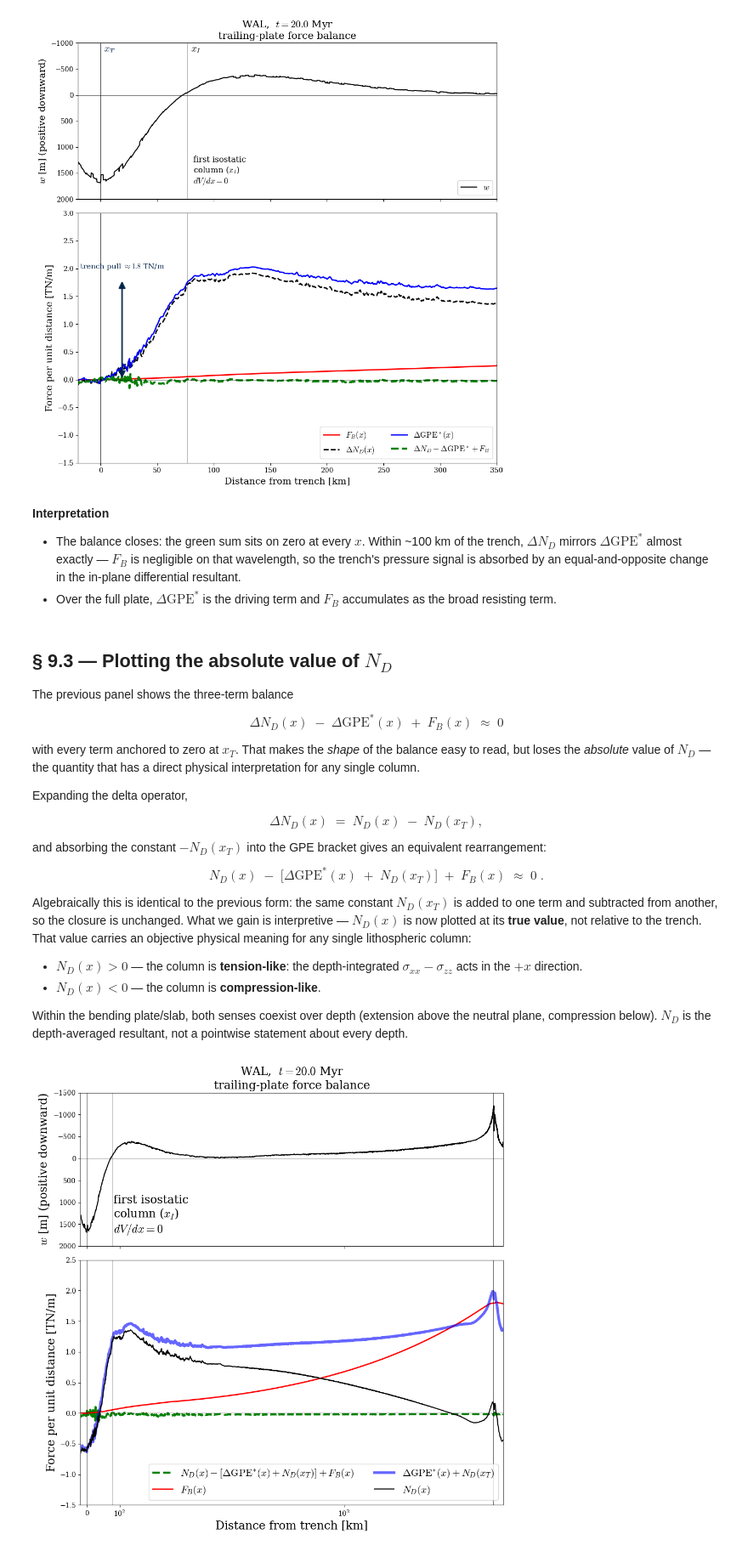
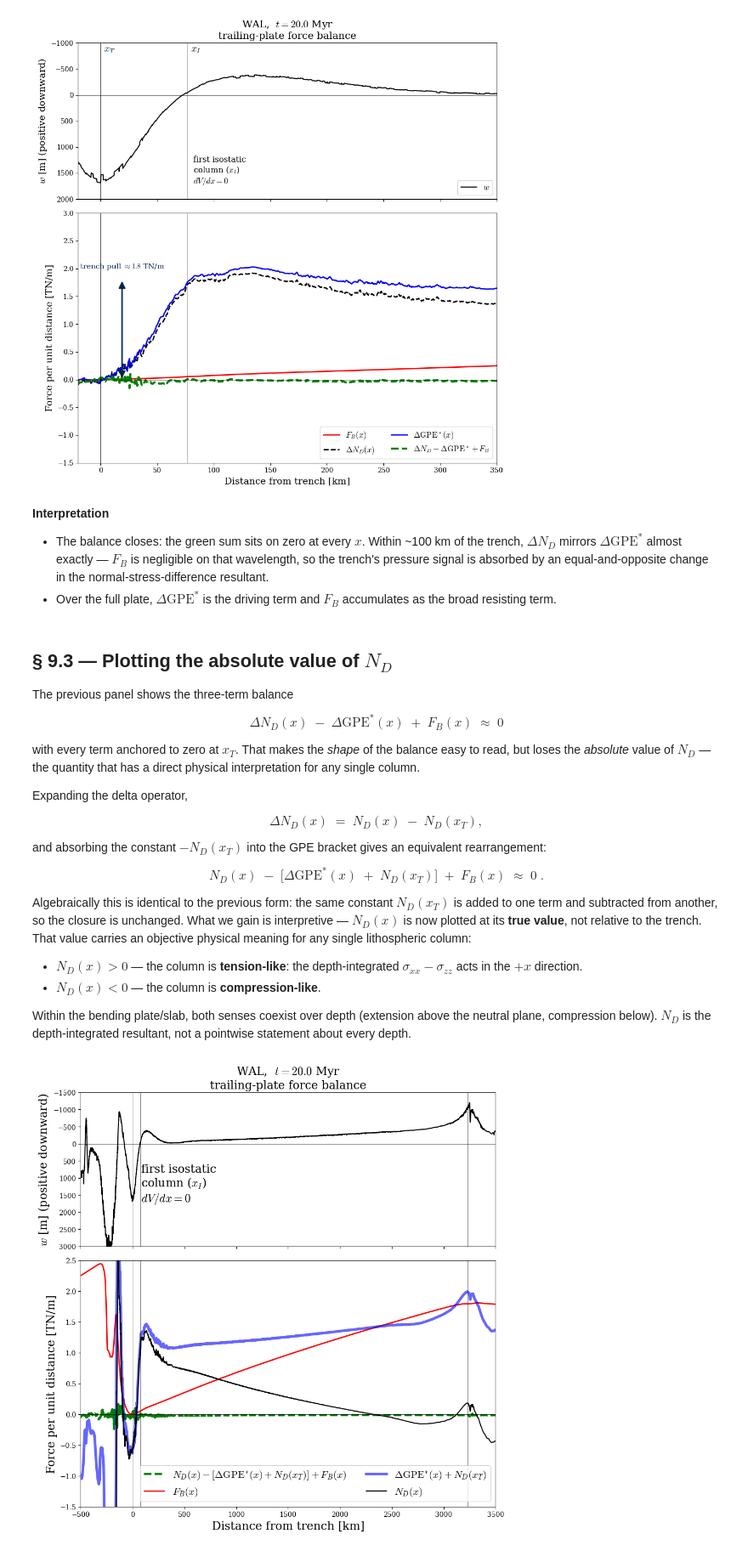
Before and after one commit to dansand/trench_pull_fluidity, a Jupyter notebook: notebooks/fluidity_single_step.ipynb, the cells around one changed output. Shown at 85% size. Saved outputs shown, nothing was run; the diff lists cells and outputs as text; code cells hidden in the pictures.

```diff
--- a/notebooks/fluidity_single_step.ipynb
+++ b/notebooks/fluidity_single_step.ipynb
@@ -1332,7 +1334,7 @@ plt.show()
 # %% [markdown]
 **Interpretation**
 
-* The balance closes: the green sum sits on zero at every $x$. Within ~100 km of the trench, $\Delta N_D$ mirrors $\Delta\mathrm{GPE}^*$ almost exactly — $F_B$ is negligible on that wavelength, so the trench's pressure signal is absorbed by an equal-and-opposite change in the in-plane differential resultant.
+* The balance closes: the green sum sits on zero at every $x$. Within ~100 km of the trench, $\Delta N_D$ mirrors $\Delta\mathrm{GPE}^*$ almost exactly — $F_B$ is negligible on that wavelength, so the trench's pressure signal is absorbed by an equal-and-opposite change in the normal-stress-difference resultant.
 * Over the full plate, $\Delta\mathrm{GPE}^*$ is the driving term and $F_B$ accumulates as the broad resisting term.
 # %% [markdown]
  ## § 9.3 — Plotting the absolute value of $N_D$
@@ -1359,7 +1361,7 @@ plt.show()
   - $N_D(x) > 0$ — the column is **tension-like**: the depth-integrated $\sigma_{xx}-\sigma_{zz}$ acts in the $+x$ direction.
   - $N_D(x) < 0$ — the column is **compression-like**.
 
-  Within the bending plate/slab, both senses coexist over depth (extension above the neutral plane, compression below). $N_D$ is the depth-averaged resultant, not a pointwise statement about every depth.
+  Within the bending plate/slab, both senses coexist over depth (extension above the neutral plane, compression below). $N_D$ is the depth-integrated resultant, not a pointwise statement about every depth.
 # %%
 # § 8.2 — Interesting form of the force balance, with topography panel
 #
@@ -1400,7 +1402,7 @@ ax1.axhline(0, color="k", lw=0.5)
 ax1.axvline(0, color="k", lw=0.5)
 ax1.axvline((xi_loc - x_trench)*1e-3, color="k", lw=0.5)
 ax1.axvline((rloc - x_trench)*1e-3, color="k", lw=0.5)
-ax1.set_ylim(2000, -1500)                       # was (-2000, 1000)
+ax1.set_ylim(3000, -1500)                       # was (-2000, 1000)
 ax1.set_ylabel("$w$ [m] (positive downward)", fontsize=17)
 #ax1.legend(loc="lower right", fontsize=17)      # ncol=2 dropped — only one curve
 ax1.text((xi_loc - x_trench)*1e-3 + 5, 1700,        # was y = -1700
@@ -1409,37 +1411,37 @@ ax1.text((xi_loc - x_trench)*1e-3 + 5, 1700,        # was y = -1700
 
 
 
 ax2.plot(xkm, residual * 1e-12, color="g", ls="--", lw=3,
          label=r"$N_D(x) - [\Delta\mathrm{GPE}^{*}(x) + N_D(x_T)] + F_B(x)$")
 ax2.plot(xkm, FB       * 1e-12, color="red", lw=2, label=r"$F_B(x)$")
 ax2.plot(xkm, bracket_term  * 1e-12, color="b", lw=4, alpha=0.6, label=r"$\Delta\mathrm{GPE}^{*}(x) + N_D(x_T)$")
 ax2.plot(xkm, Fd       * 1e-12, color="k", ls="-", lw=1.5, label=r"$N_D(x)$")
 
 ax2.axhline(0, color="k", lw=0.5)
 ax2.axvline(0, color="k", lw=0.5)
 ax2.axvline((xi_loc - x_trench)*1e-3, color="k", lw=0.5)
 ax2.axvline((rloc - x_trench)*1e-3, color="k", lw=0.5)
 ax2.set_xlabel("Distance from trench [km]", fontsize=17)
 ax2.set_ylabel("Force per unit distance [TN/m]", fontsize=17)
-ax2.set_xlim(-20, 3500)
+ax2.set_xlim(-500, 3500)
 ax2.set_ylim(-1.5, 2.5)
 ax2.legend(loc="lower right", fontsize=15, ncol=2)
 ax1.set_title(f"{MODEL_KEY},  $t = {t_yr/1e6:.1f}$ Myr\n"
                 r"trailing-plate force balance"                                                                                                                                                     ,
                 fontsize=17)
 
 
-ax1.set_xscale("symlog", linthresh=250, linscale=0.25)
-ax2.set_xscale("symlog", linthresh=250, linscale=0.25)
+#ax1.set_xscale("symlog", linthresh=250, linscale=0.25)
+#ax2.set_xscale("symlog", linthresh=250, linscale=0.25)
 #ax2.set_xlim(-20, 3500)
 
 fig.savefig(figures_dir / f"force_balance_FD_abs_GPE_FB_{MODEL_KEY}_f{TIMESTEP_INDEX}.png",
               bbox_inches="tight", dpi=220)
 
 fig.tight_layout()
 plt.show()
 # %% [output]
-[figure, old version]
+[figure, new version]
 # %% [markdown]
 **Interpretation**
 
```
Also changed, not shown: parts of 9 cells of this notebook, 18 other files.
